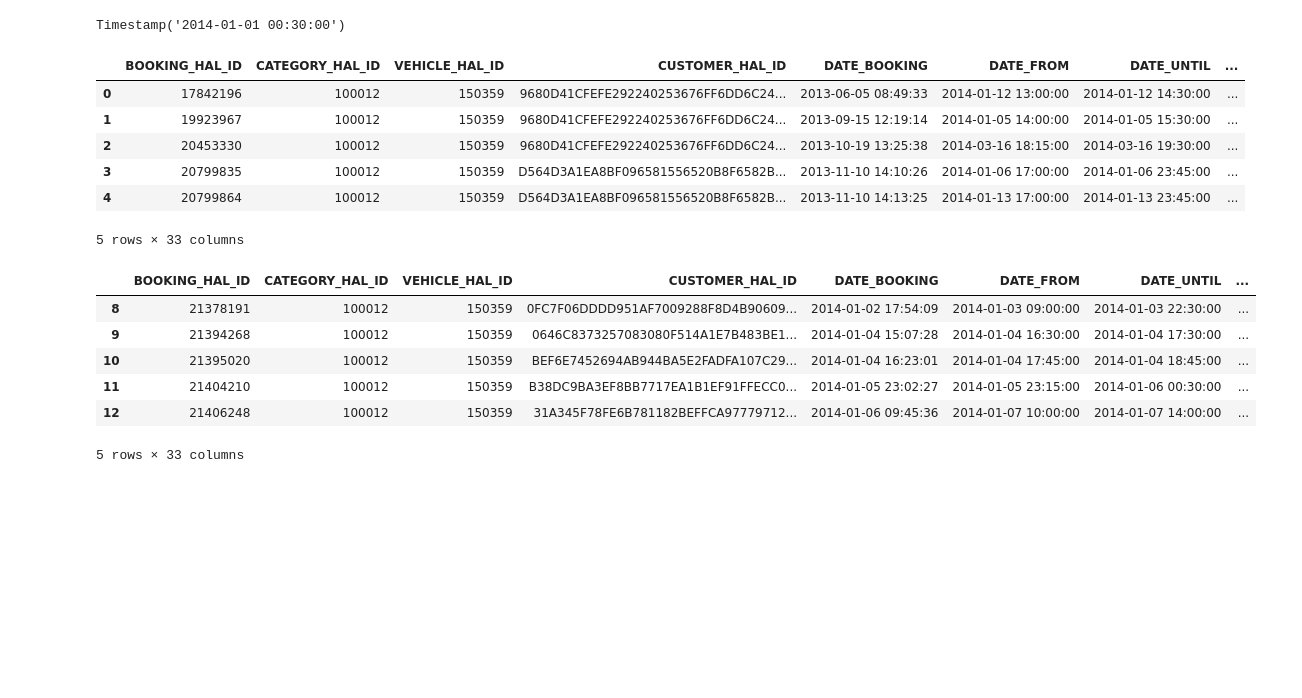
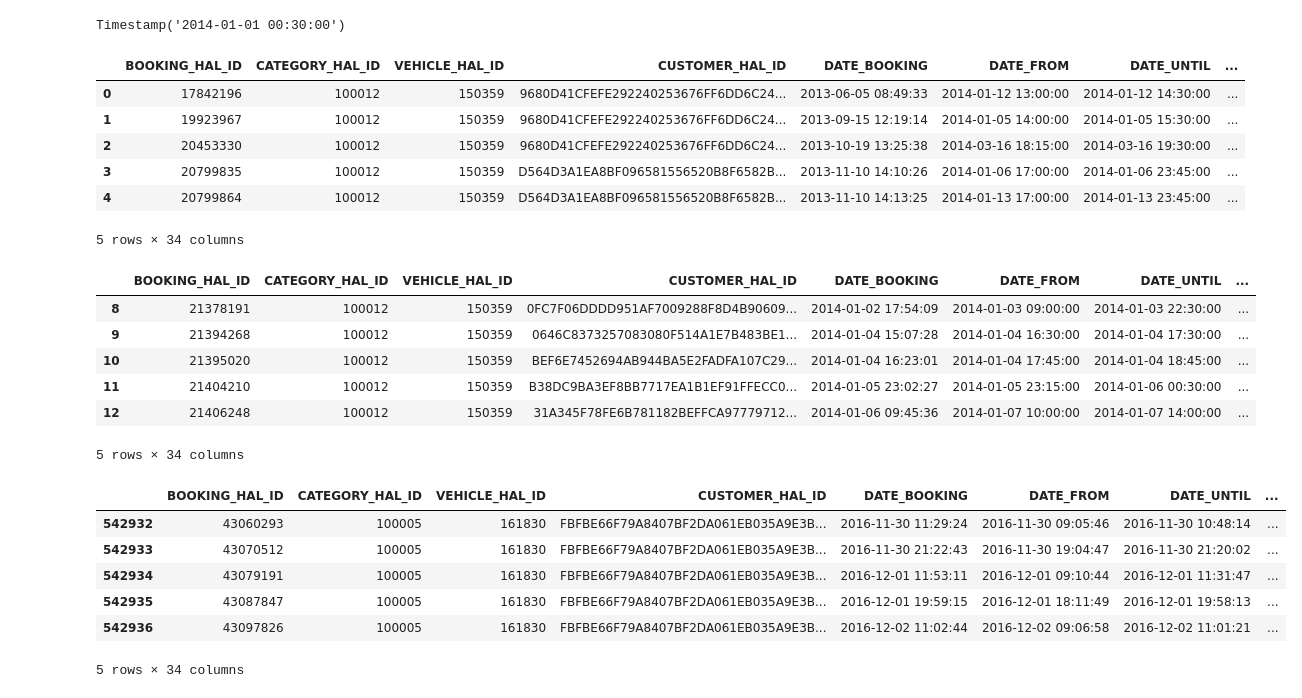
Before and after one commit to jawaharreddy/Flinkster-Data-Analysis, a Jupyter notebook: data_preparation.ipynb, the cells around one changed output. Drawn from its saved outputs; the diff is of its cells as text; code cells hidden in the pictures; blank space fills up the shorter version.

Commit message:
Data preparation and libraries.

```diff
--- a/data_preparation.ipynb
+++ b/data_preparation.ipynb
@@ -31,11 +60,11 @@ db_data['EXTRA_BOOKING_FEE']= db_data['COMPUTE_EXTRA_BOOKING_FEE'].map({'Nein':
 # %%
 db_data['TECHNICAL_INCOME_CHANNEL'].fillna('UNKNOWN', inplace=True)
 # %%
-db_data = db_data[db_data.TECHNICAL_INCOME_CHANNEL != 'UNKNOWN']
+#db_data = db_data[db_data.TECHNICAL_INCOME_CHANNEL != 'UNKNOWN']
 # %%
 db_data['DISTANCE'].fillna('UNKNOWN', inplace=True)
 # %%
-db_data = db_data[db_data.DISTANCE != 'UNKNOWN']
+#db_data = db_data[db_data.DISTANCE != 'UNKNOWN']
 # %%
 #db_data.isnull().sum()
 # %%
@@ -122,6 +151,7 @@ dtype: object
 # %%
 #for booking date
 data['BOOKING_DATE']= data.DATE_BOOKING.dt.date
+data['FROM_DATE']= data.DATE_FROM.dt.date
 data['BOOKING_YEAR']= data.DATE_BOOKING.dt.year
 data['BOOKING_MONTH']= data.DATE_BOOKING.dt.month
 data['BOOKING_WDAY']= data.DATE_BOOKING.dt.weekday
@@ -137,6 +167,8 @@ data['FROM_WDAY']= data.DATE_FROM.dt.weekday
 data['UNTIL_WDAY']= data.DATE_UNTIL.dt.weekday
 # %%
 data['BOOKING_DATE'] = pd.to_datetime(data.BOOKING_DATE)
+# %%
+data['FROM_DATE'] = pd.to_datetime(data.FROM_DATE)
 # %%
 #data.apply(lambda x: len(x.unique()))
 # %%
@@ -209,7 +241,7 @@ data.head()
 | 2 | 20453330 | 100012 | 150359 | 9680D41CFEFE292240253676FF6DD6C24... | 2013-10-19 13:25:38 | 2014-03-16 18:15:00 | 2014-03-16 19:30:00 | ... |
 | 3 | 20799835 | 100012 | 150359 | D564D3A1EA8BF096581556520B8F6582B... | 2013-11-10 14:10:26 | 2014-01-06 17:00:00 | 2014-01-06 23:45:00 | ... |
 | 4 | 20799864 | 100012 | 150359 | D564D3A1EA8BF096581556520B8F6582B... | 2013-11-10 14:13:25 | 2014-01-13 17:00:00 | 2014-01-13 23:45:00 | ... |
-5 rows × 33 columns
+5 rows × 34 columns
 # %%
 #data.columns
 # %%
@@ -222,5 +254,15 @@ year.head()
 | 10 | 21395020 | 100012 | 150359 | BEF6E7452694AB944BA5E2FADFA107C29... | 2014-01-04 16:23:01 | 2014-01-04 17:45:00 | 2014-01-04 18:45:00 | ... |
 | 11 | 21404210 | 100012 | 150359 | B38DC9BA3EF8BB7717EA1B1EF91FFECC0... | 2014-01-05 23:02:27 | 2014-01-05 23:15:00 | 2014-01-06 00:30:00 | ... |
 | 12 | 21406248 | 100012 | 150359 | 31A345F78FE6B781182BEFFCA97779712... | 2014-01-06 09:45:36 | 2014-01-07 10:00:00 | 2014-01-07 14:00:00 | ... |
-5 rows × 33 columns
+5 rows × 34 columns
+# %%
+year.tail()
+# %% [output]
+|  | BOOKING_HAL_ID | CATEGORY_HAL_ID | VEHICLE_HAL_ID | CUSTOMER_HAL_ID | DATE_BOOKING | DATE_FROM | DATE_UNTIL | ... |
+| 542932 | 43060293 | 100005 | 161830 | FBFBE66F79A8407BF2DA061EB035A9E3B... | 2016-11-30 11:29:24 | 2016-11-30 09:05:46 | 2016-11-30 10:48:14 | ... |
+| 542933 | 43070512 | 100005 | 161830 | FBFBE66F79A8407BF2DA061EB035A9E3B... | 2016-11-30 21:22:43 | 2016-11-30 19:04:47 | 2016-11-30 21:20:02 | ... |
+| 542934 | 43079191 | 100005 | 161830 | FBFBE66F79A8407BF2DA061EB035A9E3B... | 2016-12-01 11:53:11 | 2016-12-01 09:10:44 | 2016-12-01 11:31:47 | ... |
+| 542935 | 43087847 | 100005 | 161830 | FBFBE66F79A8407BF2DA061EB035A9E3B... | 2016-12-01 19:59:15 | 2016-12-01 18:11:49 | 2016-12-01 19:58:13 | ... |
+| 542936 | 43097826 | 100005 | 161830 | FBFBE66F79A8407BF2DA061EB035A9E3B... | 2016-12-02 11:02:44 | 2016-12-02 09:06:58 | 2016-12-02 11:01:21 | ... |
+5 rows × 34 columns
 # %%
```
Also changed, not shown: parts of 15 cells of this notebook.
